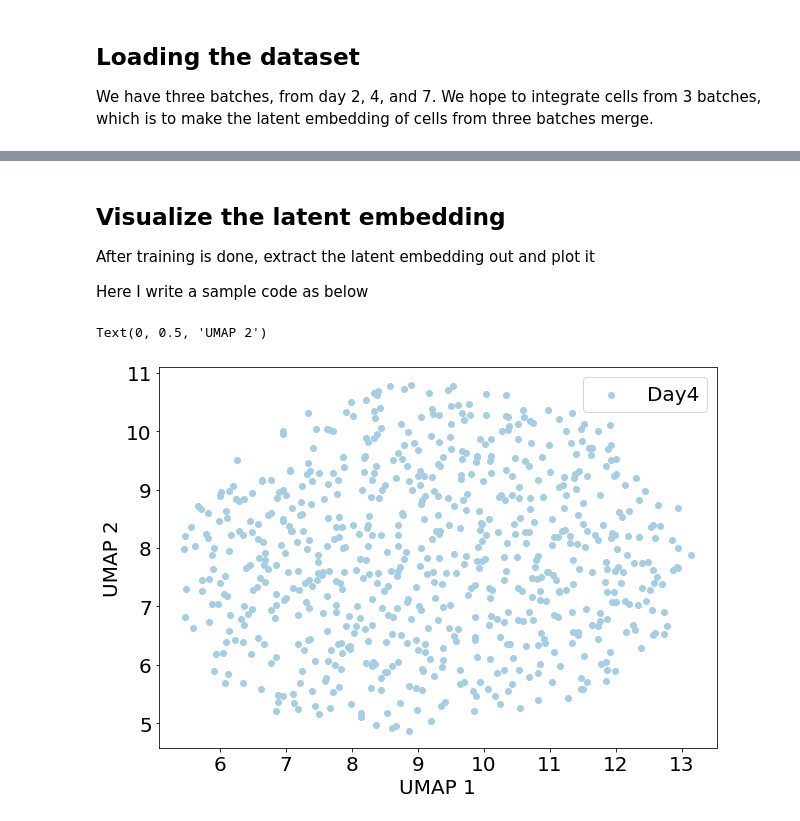
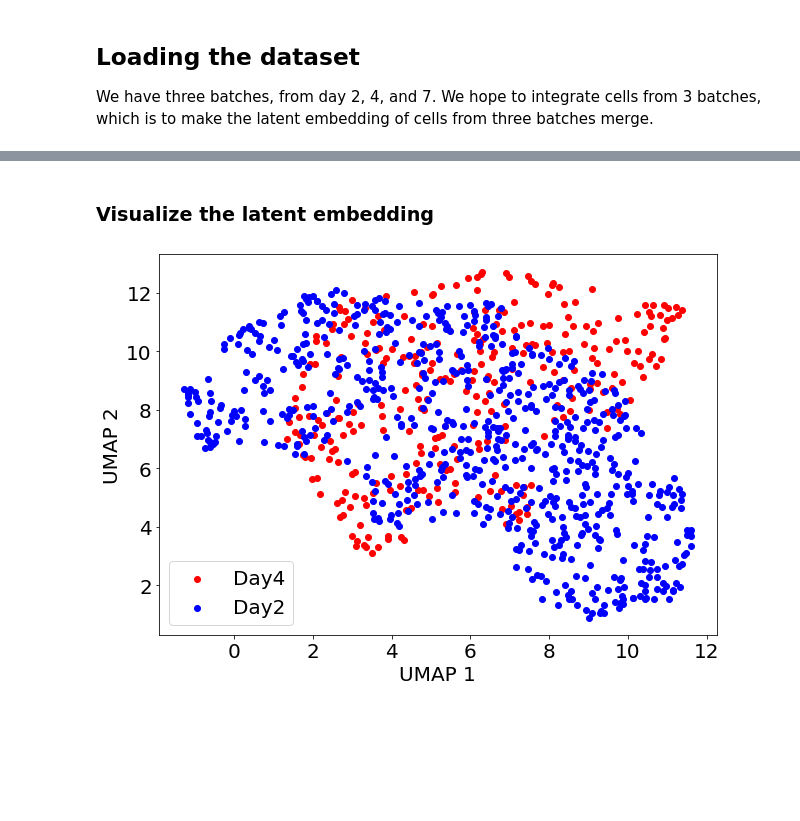
Before and after one commit to ZhangLabGT/scDisInFact, a Jupyter notebook: AntennaVAE/AE_model.ipynb, the cells around one changed output, grey strips where cells are left out. Drawn from its saved outputs; the diff is of its cells as text; code cells hidden in the pictures; blank space fills up the shorter version.

```diff
--- a/AntennaVAE/AE_model.ipynb
+++ b/AntennaVAE/AE_model.ipynb
@@ -219,30 +180,8 @@ for epoch in range(num_epochs):
-# %% [markdown]
-## Visualize the latent embedding
-After training is done, extract the latent embedding out and plot it
-
-Here I write a sample code as below
-# %%
-from umap import UMAP
-import matplotlib.pyplot as plt
-from matplotlib import rcParams
-rcParams["font.size"] = 20
-
-umap_op = UMAP(n_components = 2, min_dist = 0.4, random_state = 0)
-for data in test_loader:
-    z = encoder(data["count"].to(device))
-
-z_umap = umap_op.fit_transform(z.detach().cpu().numpy())
-
-# plot the figure
-# number of clusters within one batch, here we use 1 because we don't have cluster label within one batch for now
-n_clust = 1
-clust_color = plt.cm.get_cmap("Paired", n_clust)
-fig = plt.figure(figsize = (10,7))
-ax = fig.add_subplot()
-ax.scatter(z_umap[:,0], z_umap[:, 1], color = clust_color(0), label = "Day4")
-ax.legend()
-ax.set_xlabel("UMAP 1")
-ax.set_ylabel("UMAP 2")
-# %% [output]
-Text(0, 0.5, 'UMAP 2')
-[figure, removed]
+# %% [markdown]
+### Visualize the latent embedding
+# %%
+test_loader_2 = DataLoader(train_data_2, batch_size = train_data_2.counts.shape[0], shuffle = False)
+test_loader_1 = DataLoader(train_data_1, batch_size = train_data_1.counts.shape[0], shuffle = False)
+vis_latent_emb(test_loader_1, test_loader_2, encoder, device)
+# %% [output]
+[figure, added]
```
Also changed, not shown: parts of 13 cells of this notebook, 3 other files.
